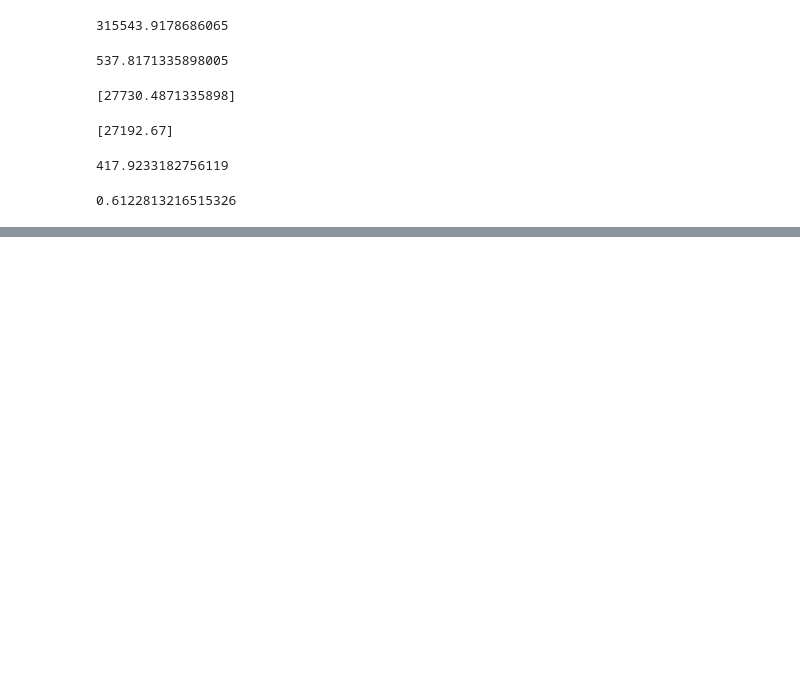
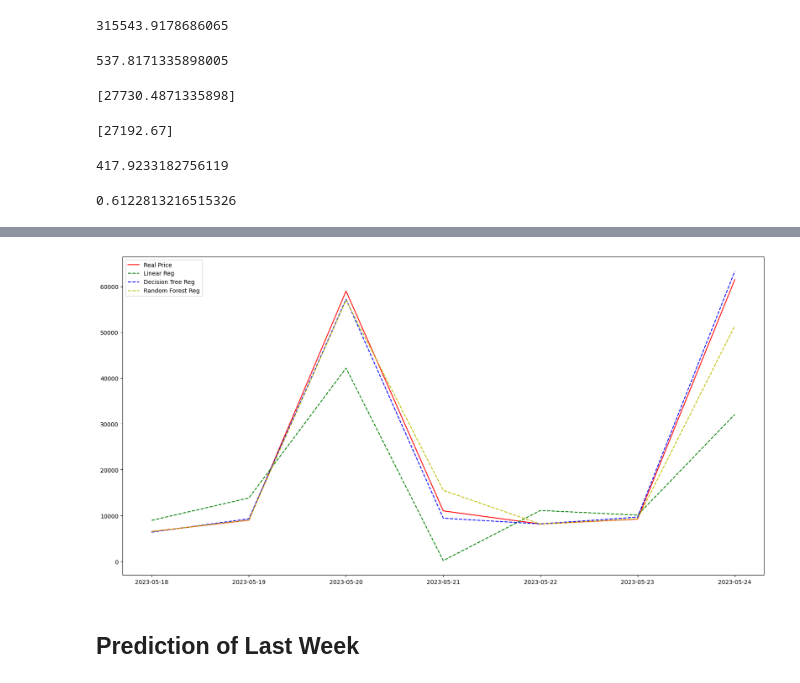
Before and after one commit to abdullahcayde/CryptoBot_with_Binance_Project, a Jupyter notebook: ARIMA_ML_Model_Asset1.ipynb, the cells around one changed output, grey strips where cells are left out. Saved outputs shown, nothing was run; the diff lists cells and outputs as text; code cells hidden in the pictures; blank space fills up the shorter version.

```diff
--- a/ARIMA_ML_Model_Asset1.ipynb
+++ b/ARIMA_ML_Model_Asset1.ipynb
@@ -293,0 +686,11 @@ r2_score(test_data, model_predictions)
+# %%
+plt.figure(figsize=(20, 10))
+plt.plot(df.index[-7:] ,y_test[-7:], 'r', label='Real Price')
+plt.plot(df.index[-7:] ,y_pred_lr[-7:], 'g--', label='Linear Reg')
+plt.plot(df.index[-7:] ,y_pred_dt[-7:], 'b--', label='Decision Tree Reg')
+plt.plot(df.index[-7:] ,y_pred_rf[-7:], 'y--', label='Random Forest Reg')
+plt.legend();
+# %% [output]
+[figure, added]
+# %% [markdown]
+## Prediction of Last Week
```
Also changed, not shown: parts of 25 cells of this notebook.
